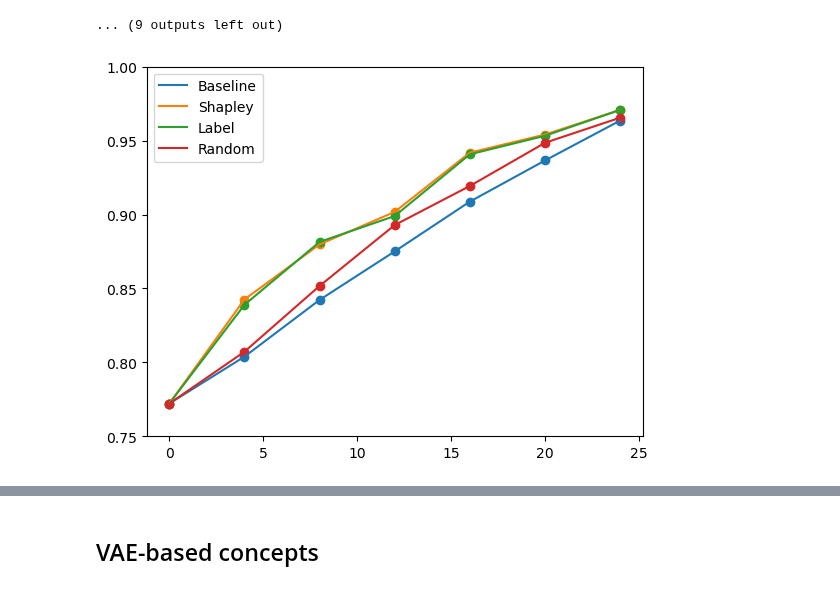
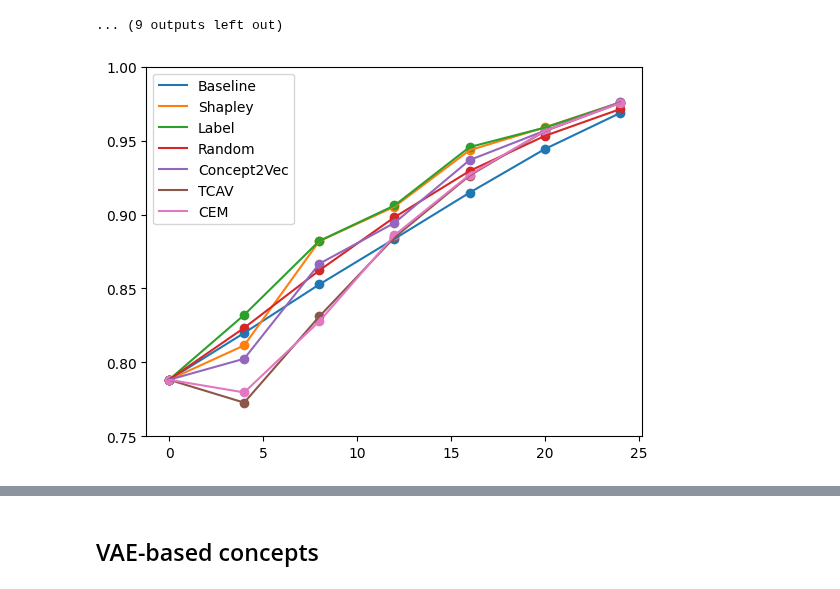
Before and after one commit to naveenr414/Concept-Learning, a Jupyter notebook: scripts/cem_scripts/CEM Intervention Experiments.ipynb, the cells around one changed output, grey strips where cells are left out. Cells and saved outputs as stored; diff of their text form; code cells hidden in the pictures.

```diff
--- a/scripts/cem_scripts/CEM Intervention Experiments.ipynb
+++ b/scripts/cem_scripts/CEM Intervention Experiments.ipynb
@@ -73,6 +68,7 @@ train_dl = load_data(
     num_workers=config['num_workers'],
     concept_transform=subsample_transform,
     path_transform=lambda path: path.replace("CUB//",""),
+    is_training=False,
 )
 val_dl = load_data(
     pkl_paths=[val_data_path],
@@ -86,7 +82,9 @@ val_dl = load_data(
     root_dir='.',
     num_workers=config['num_workers'],
     concept_transform=subsample_transform,
-    path_transform=lambda path: path.replace("CUB//",""))
+    path_transform=lambda path: path.replace("CUB//",""),
+    is_training = False
+)
 test_dl = load_data(
     pkl_paths=[test_data_path],
     use_attr=True,
@@ -124,12 +122,13 @@ gpu
 # %% [markdown]
 ## Baseline Intervention Results
 # %%
-def get_results(related_concepts,test_range=range(0,len(concept_group_map),4),trials=3):
+def get_results(related_concepts,test_range=range(0,len(concept_group_map),4),trials=3,limit=None):
     results_by_num_groups = {}
     for num_groups_intervened in test_range:
         results_by_num_groups[num_groups_intervened] = []
 
     config['related_concepts'] = related_concepts
+    config['limit'] = limit
 
     for trial in range(trials):
         pl.seed_everything(42+trial)
@@ -155,7 +154,7 @@ def get_results(related_concepts,test_range=range(0,len(concept_group_map),4),tr
 
             model.write_concepts()
 
-            [test_results] = trainer.test(model, val_dl, verbose=False,)
+            [test_results] = trainer.test(model, test_dl, verbose=False,)
             results_by_num_groups[num_groups_intervened].append(test_results)
     return results_by_num_groups
 # %%
@@ -439,11 +427,11 @@ LOCAL_RANK: 0 - CUDA_VISIBLE_DEVICES: [0]
 LOCAL_RANK: 0 - CUDA_VISIBLE_DEVICES: [0]
 ... (9 outputs left out)
 # %%
-results_vae = {}
+results_tcav = {}
 for seed in [43,44,45]:
-    related_vae = get_related_scores(np.load(open("concept_vectors/vae_{}.npy".format(seed),"rb")))
-    results_seed = get_results(related_vae,trials=1)
-    results_vae = add_result(results_vae,results_seed)
+    related_tcav = get_related_scores(np.load(open("concept_vectors/tcav_{}.npy".format(seed),"rb")))
+    results_seed = get_results(related_tcav,trials=1)
+    results_tcav = add_result(results_tcav,results_seed)
 # %% [output]
 Global seed set to 42
 LOCAL_RANK: 0 - CUDA_VISIBLE_DEVICES: [0]
@@ -460,7 +448,10 @@ LOCAL_RANK: 0 - CUDA_VISIBLE_DEVICES: [0]
 LOCAL_RANK: 0 - CUDA_VISIBLE_DEVICES: [0]
 LOCAL_RANK: 0 - CUDA_VISIBLE_DEVICES: [0]
 ... (9 outputs left out)
+# %%
+all_results = [results_baseline,results_shapley,results_labels,results_random,results_concept2vec,results_tcav,results_cem]
+all_names = ['Baseline','Shapley','Label','Random','Concept2Vec','TCAV','CEM']
 # %%
-plot_all_results([results_baseline,results_shapley,results_labels,results_random],['Baseline','Shapley','Label','Random'])
+plot_all_results(all_results,all_names)
 # %% [output]
-[figure, old version]
+[figure, new version]
```
Also changed, not shown: parts of 17 cells of this notebook, 18 other files.
